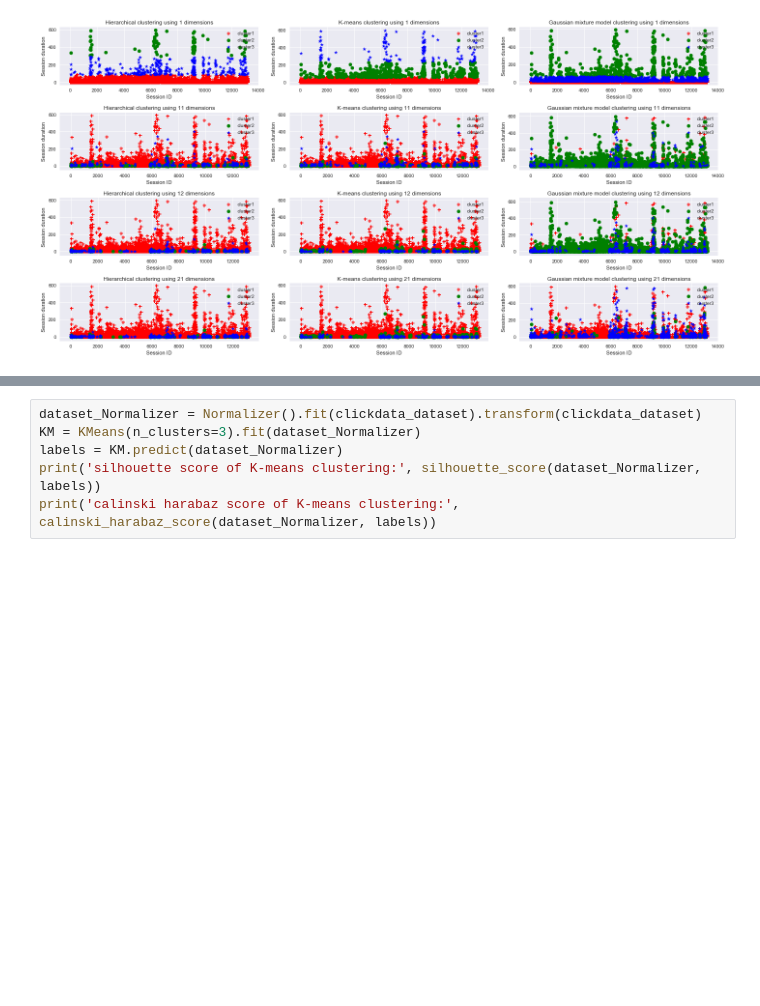
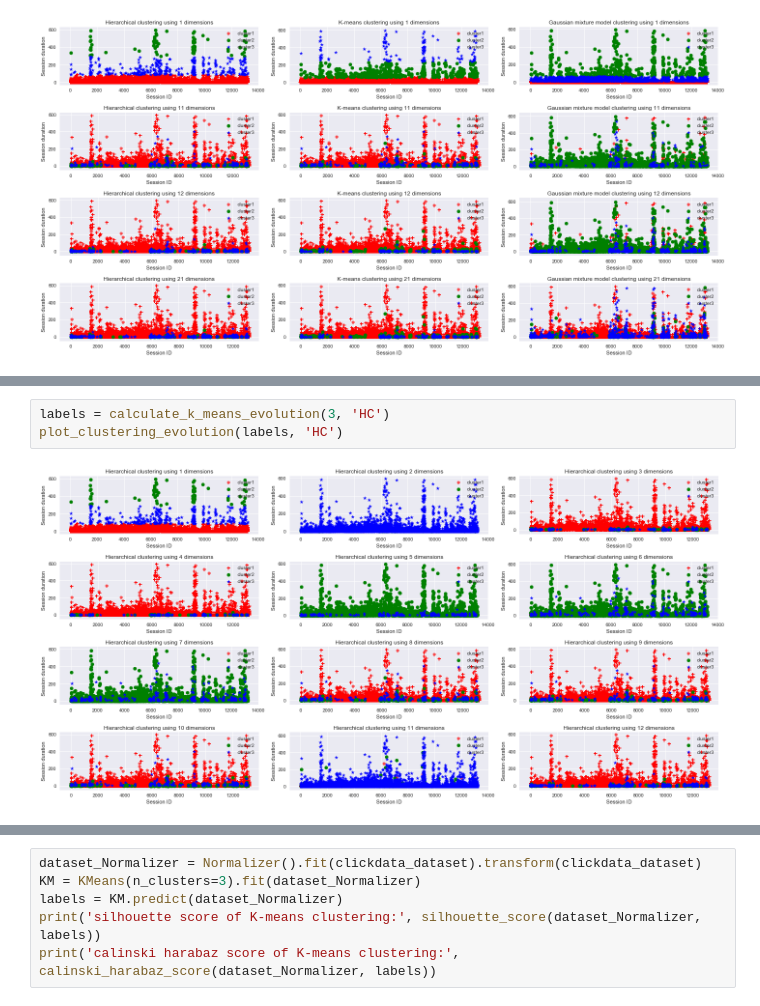
Before and after one commit to WenzheLiu0829/Master-dissertation, a Jupyter notebook: Classifying energy feedback usage patterns.ipynb, the cells around one changed output, grey strips where cells are left out. Cells and saved outputs as stored; diff of their text form; blank space fills up the shorter version.

```diff
--- a/Classifying energy feedback usage patterns.ipynb
+++ b/Classifying energy feedback usage patterns.ipynb
@@ -1049,0 +1112,5 @@ plot_evolution(labels_HC, labels_KM, labels_GMM)
+# %%
+labels = calculate_k_means_evolution(3, 'HC')
+plot_clustering_evolution(labels, 'HC')
+# %% [output]
+[figure, added]
```
Also changed, not shown: parts of 8 cells of this notebook.
